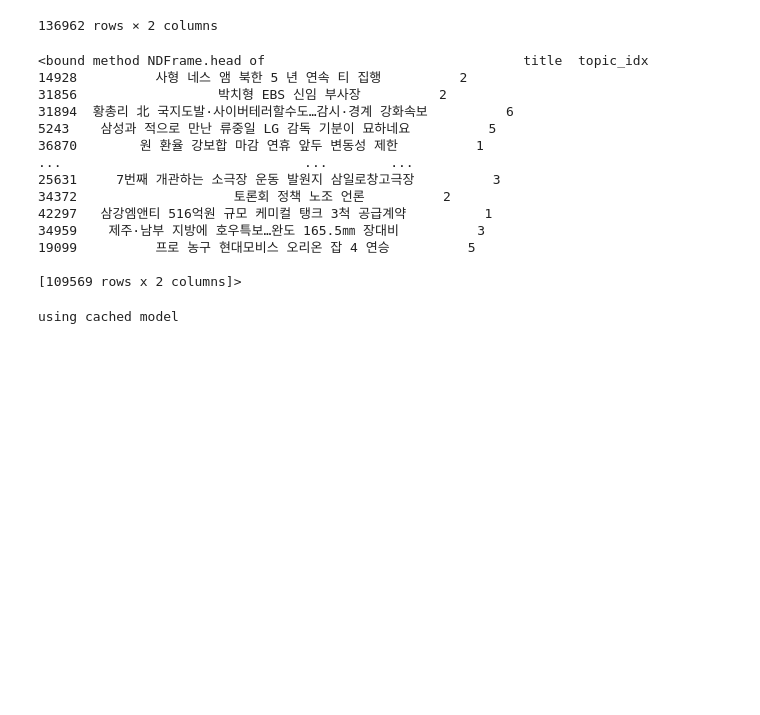
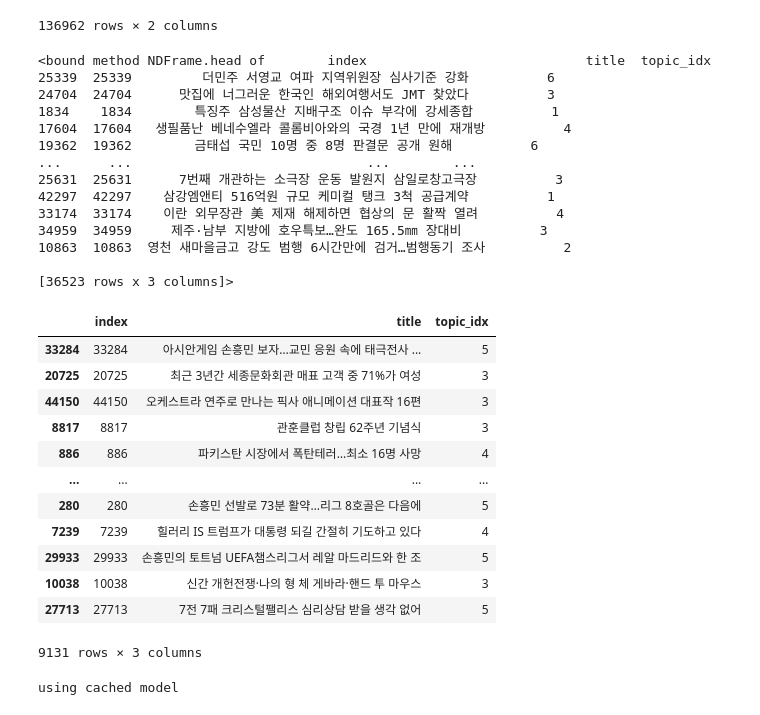
Before and after one commit to qkrwjdan/dacon_news_topic_clasiification, a Jupyter notebook: ko-bert.ipynb, the cells around one changed output. Cells and saved outputs as stored; diff of their text form; code cells hidden in the pictures; blank space fills up the shorter version.

```diff
--- a/ko-bert.ipynb
+++ b/ko-bert.ipynb
@@ -60,5 +37,5 @@ rs_augmentation.head()
 # %%
-dataset = pd.concat([dataset,rd_augmentation,rs_augmentation])
+# total = pd.concat([dataset,rd_augmentation,rs_augmentation])
 # %%
-dataset = dataset[["title","topic_idx"]]
+# total = total[["title","topic_idx"]]
 # %%
@@ -82,17 +59,17 @@ dataset_train, dataset_val = train_test_split(dataset,test_size = 0.2,random_sta
 # %%
 dataset_train.head
 # %% [output]
-<bound method NDFrame.head of                                 title  topic_idx
-14928          사형 네스 앰 북한 5 년 연속 티 집행          2
-31856                  박치형 EBS 신임 부사장          2
-31894  황총리 北 국지도발·사이버테러할수도…감시·경계 강화속보          6
-5243    삼성과 적으로 만난 류중일 LG 감독 기분이 묘하네요          5
-36870        원 환율 강보합 마감 연휴 앞두 변동성 제한          1
-...                               ...        ...
-25631     7번째 개관하는 소극장 운동 발원지 삼일로창고극장          3
-34372                    토론회 정책 노조 언론          2
-42297   삼강엠앤티 516억원 규모 케미컬 탱크 3척 공급계약          1
-34959    제주·남부 지방에 호우특보…완도 165.5㎜ 장대비          3
-19099          프로 농구 현대모비스 오리온 잡 4 연승          5
+<bound method NDFrame.head of        index                            title  topic_idx
+25339  25339         더민주 서영교 여파 지역위원장 심사기준 강화          6
+24704  24704      맛집에 너그러운 한국인 해외여행서도 JMT 찾았다          3
+1834    1834        특징주 삼성물산 지배구조 이슈 부각에 강세종합          1
+17604  17604   생필품난 베네수엘라 콜롬비아와의 국경 1년 만에 재개방          4
+19362  19362        금태섭 국민 10명 중 8명 판결문 공개 원해          6
+...      ...                              ...        ...
+25631  25631      7번째 개관하는 소극장 운동 발원지 삼일로창고극장          3
+42297  42297    삼강엠앤티 516억원 규모 케미컬 탱크 3척 공급계약          1
+33174  33174    이란 외무장관 美 제재 해제하면 협상의 문 활짝 열려          4
+34959  34959     제주·남부 지방에 호우특보…완도 165.5㎜ 장대비          3
+10863  10863  영천 새마을금고 강도 범행 6시간만에 검거…범행동기 조사          2
 
-[109569 rows x 2 columns]>
+[36523 rows x 3 columns]>
@@ -99,3 +105,19 @@ dataset_train.head
+# %%
+dataset_val
+# %% [output]
+|  | index | title | topic_idx |
+| 33284 | 33284 | 아시안게임 손흥민 보자…교민 응원 속에 태극전사 ... | 5 |
+| 20725 | 20725 | 최근 3년간 세종문화회관 매표 고객 중 71%가 여성 | 3 |
+| 44150 | 44150 | 오케스트라 연주로 만나는 픽사 애니메이션 대표작 16편 | 3 |
+| 8817 | 8817 | 관훈클럽 창립 62주년 기념식 | 3 |
+| 886 | 886 | 파키스탄 시장에서 폭탄테러…최소 16명 사망 | 4 |
+| ... | ... | ... | ... |
+| 280 | 280 | 손흥민 선발로 73분 활약…리그 8호골은 다음에 | 5 |
+| 7239 | 7239 | 힐러리 IS 트럼프가 대통령 되길 간절히 기도하고 있다 | 4 |
+| 29933 | 29933 | 손흥민의 토트넘 UEFA챔스리그서 레알 마드리드와 한 조 | 5 |
+| 10038 | 10038 | 신간 개헌전쟁·나의 형 체 게바라·핸드 투 마우스 | 3 |
+| 27713 | 27713 | 7전 7패 크리스털팰리스 심리상담 받을 생각 없어 | 5 |
+9131 rows × 3 columns
 # %%
 tokenizer = get_tokenizer()
 tok = nlp.data.BERTSPTokenizer(tokenizer, vocab, lower=False)
```
Also changed, not shown: parts of 30 cells of this notebook, 18 other files.
